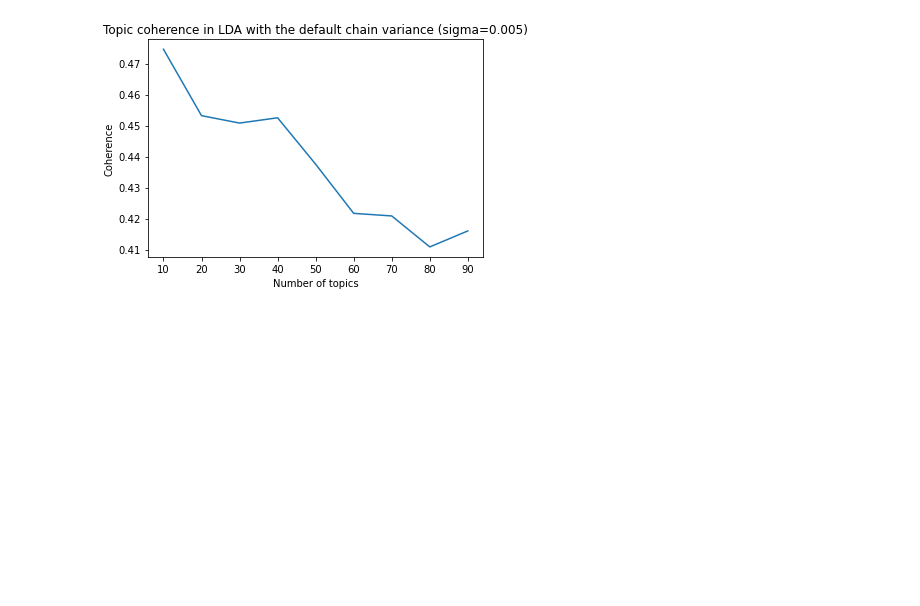
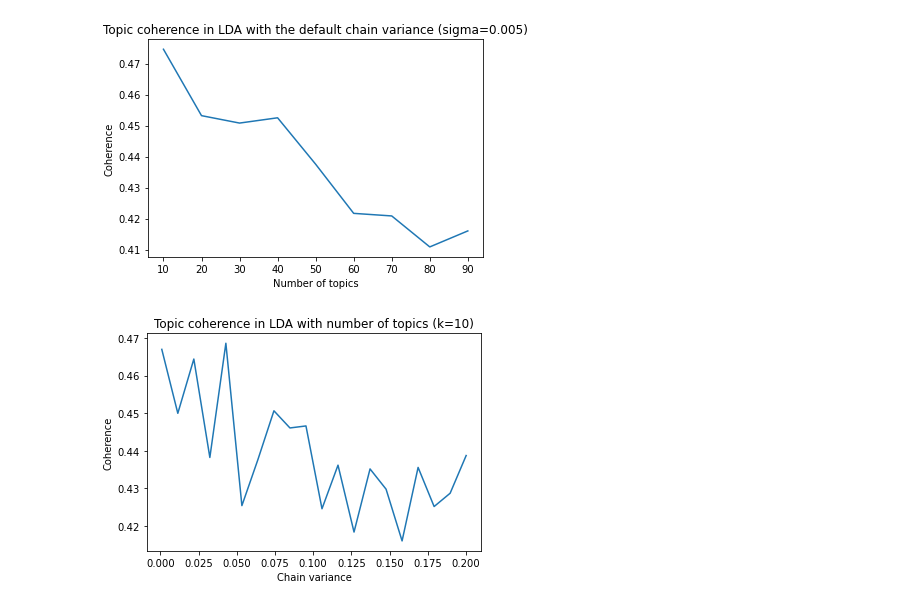
Before and after one commit to uva-bi-sdad/publicrd, a Jupyter notebook: src/Dynamic_Topic_Modelling/LDA/LDA.ipynb, the cells around one changed output. Cells and saved outputs as stored; diff of their text form; code cells hidden in the pictures; blank space fills up the shorter version.

```diff
--- a/src/Dynamic_Topic_Modelling/LDA/LDA.ipynb
+++ b/src/Dynamic_Topic_Modelling/LDA/LDA.ipynb
@@ -214,3 +235,14 @@ plt.savefig('coherence_topic_default.png')
 f = open('/project/biocomplexity/sdad/projects_data/ncses/prd/Dynamic_Topics_Modelling/LDA/coherence_map.pkl', 'rb')
 coherence_median_serie = pickle.load(f)
 f.close()
+# %%
+# Print the result.
+chain_vec = np.linspace(0.001, 0.2, num = 20)
+coherence_ts = pd.Series(coherence_median_serie[0], index =chain_vec)
+serie = coherence_ts.plot()
+plt.title('Topic coherence in LDA with number of topics (k=10)')
+plt.xlabel("Chain variance")
+plt.ylabel("Coherence")
+plt.savefig('coherence_topic_10.png')
+# %% [output]
+[figure, added]
```
Also changed, not shown: parts of 2 cells of this notebook, 16 other files.
